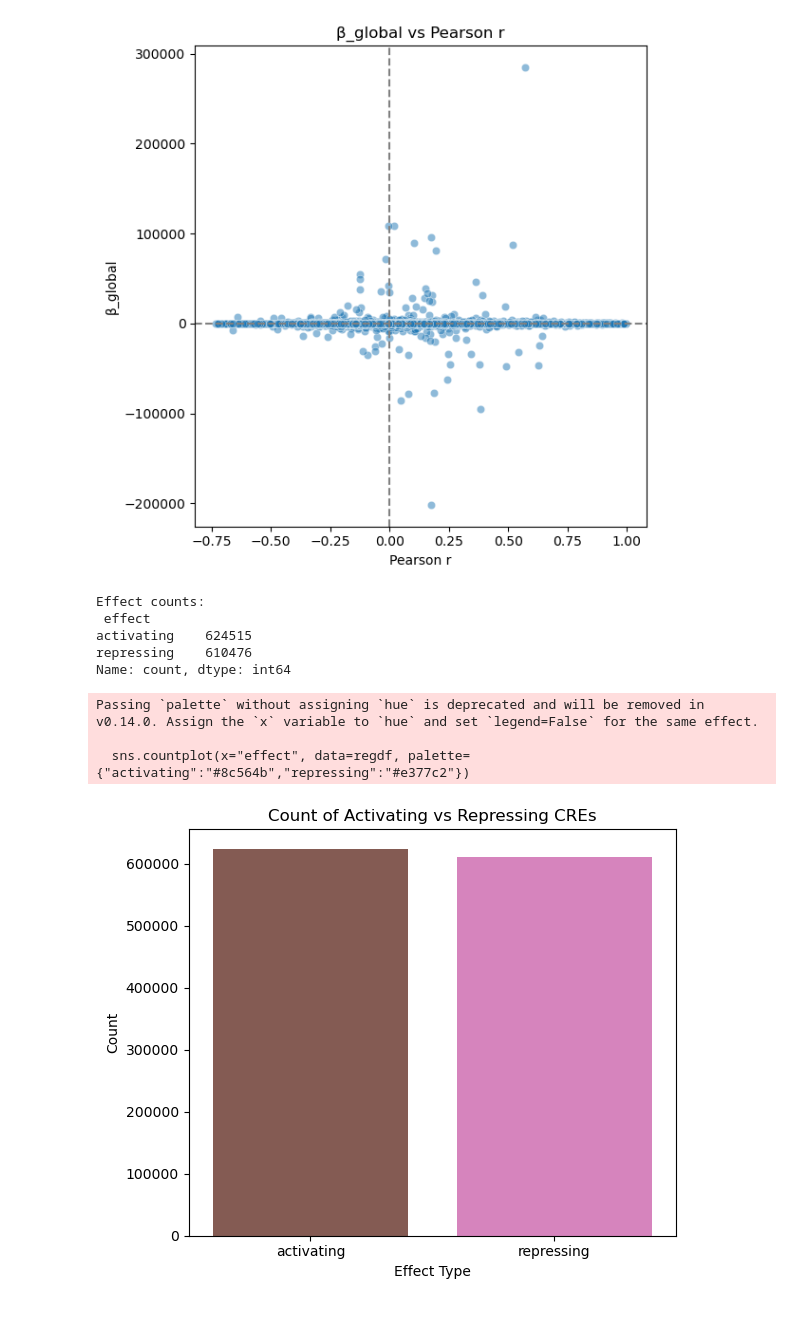
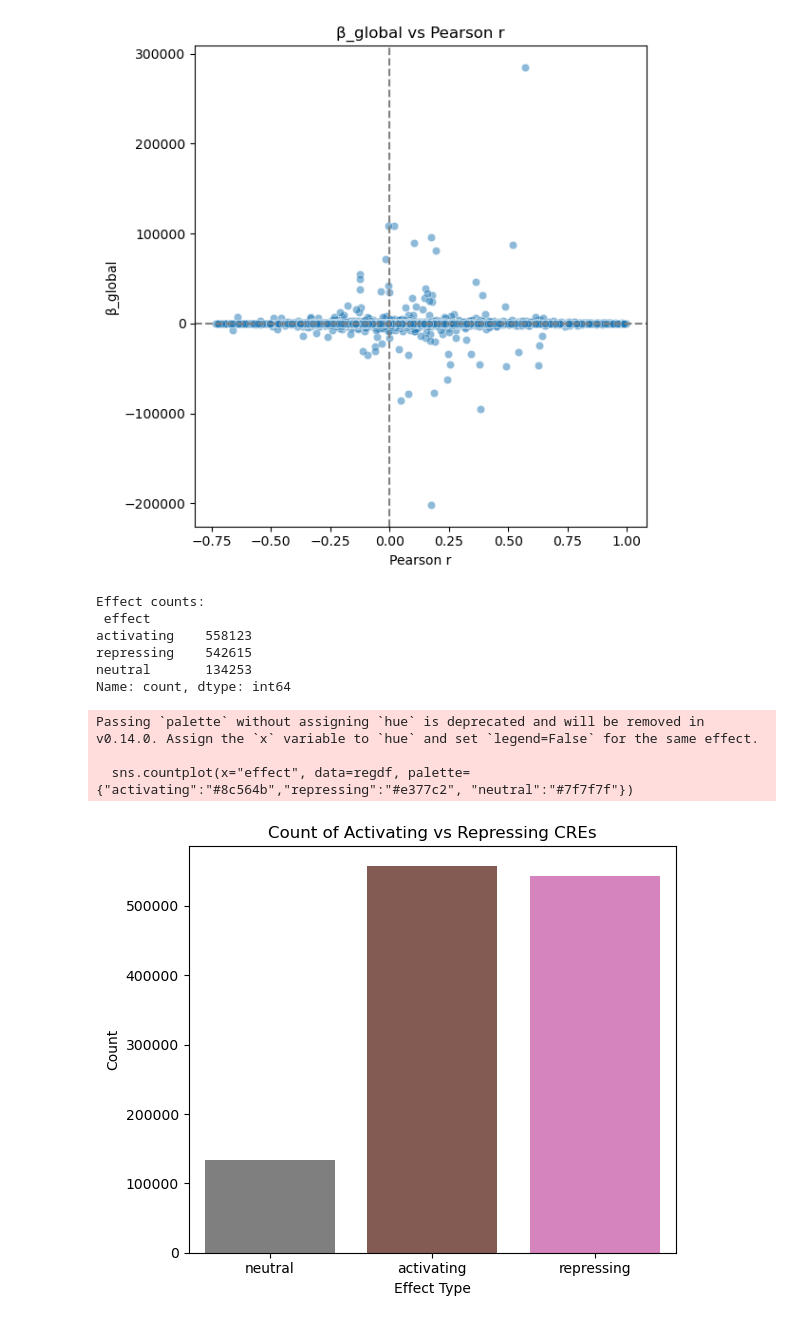
Before and after one commit to Topic2-Gene-Regulation-Immune-Cells/ILC-cells-Team4, a Jupyter notebook: 09_regression_analysis.ipynb, the cells around one changed output. Saved outputs shown, nothing was run; the diff lists cells and outputs as text; code cells hidden in the pictures.

```diff
--- a/09_regression_analysis.ipynb
+++ b/09_regression_analysis.ipynb
@@ -146,24 +153,25 @@ Correlation between β_global and |r|: 0.01
 # %%
 # e) Activating vs repressing counts
 print("Effect counts:\n", regdf["effect"].value_counts())
 
 plt.figure(figsize=(6, 5))
-sns.countplot(x="effect", data=regdf, palette={"activating":"#8c564b","repressing":"#e377c2"})
+sns.countplot(x="effect", data=regdf, palette={"activating":"#8c564b","repressing":"#e377c2", "neutral":"#7f7f7f"})
 plt.title("Count of Activating vs Repressing CREs")
 plt.xlabel("Effect Type")
 plt.ylabel("Count")
 plt.tight_layout()
 plt.show()
 # %% [output]
 Effect counts:
  effect
-activating    624515
-repressing    610476
+activating    558123
+repressing    542615
+neutral       134253
 Name: count, dtype: int64
 Passing `palette` without assigning `hue` is deprecated and will be removed in v0.14.0. Assign the `x` variable to `hue` and set `legend=False` for the same effect.
 
-  sns.countplot(x="effect", data=regdf, palette={"activating":"#8c564b","repressing":"#e377c2"})
+  sns.countplot(x="effect", data=regdf, palette={"activating":"#8c564b","repressing":"#e377c2", "neutral":"#7f7f7f"})
-[figure, old version]
+[figure, new version]
 # %%
 # f) Genes mainly regulated by repressors
 dominant = regdf.groupby("gene")["effect"] \
```
Also changed, not shown: parts of 11 cells of this notebook, 1 other file.
